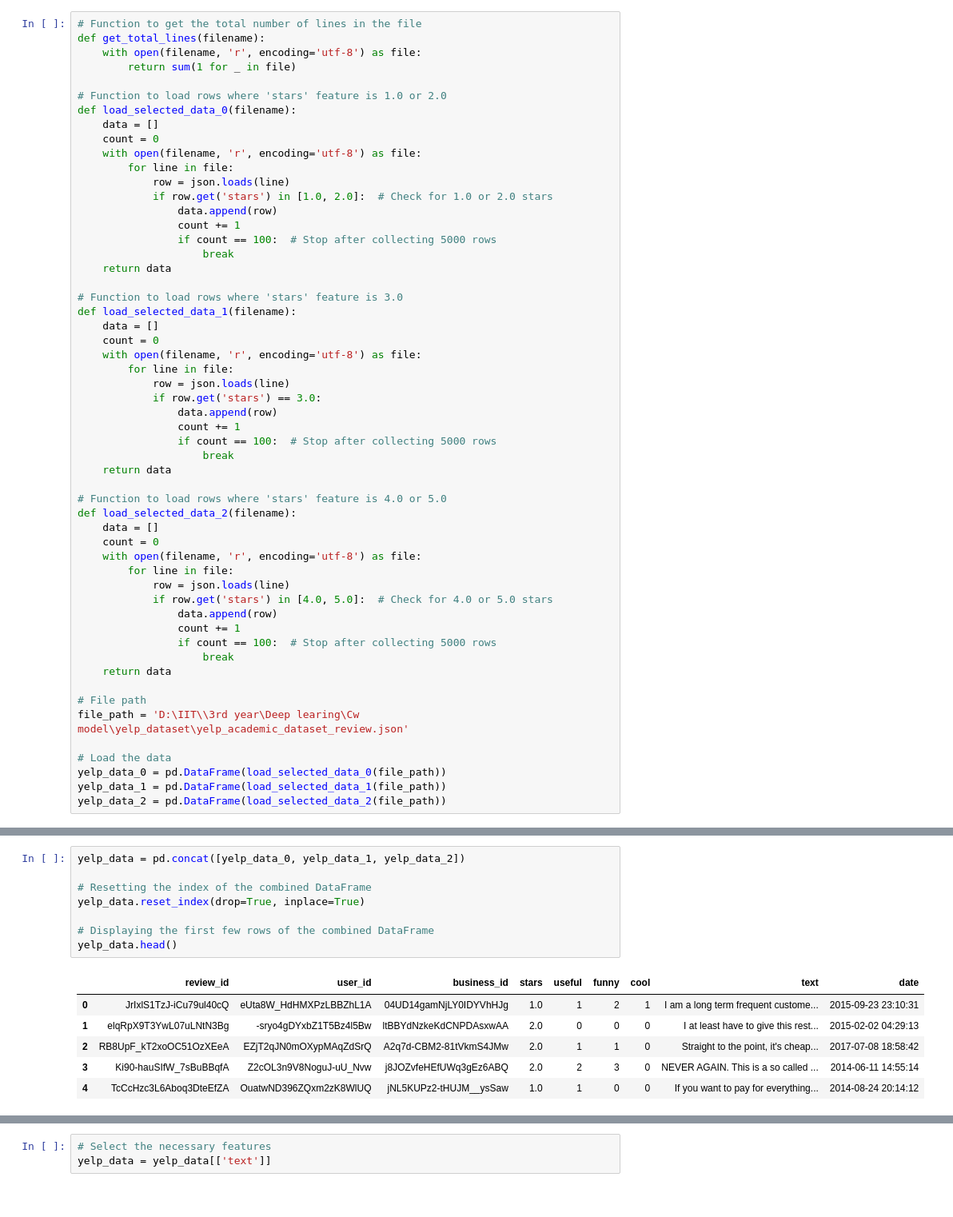
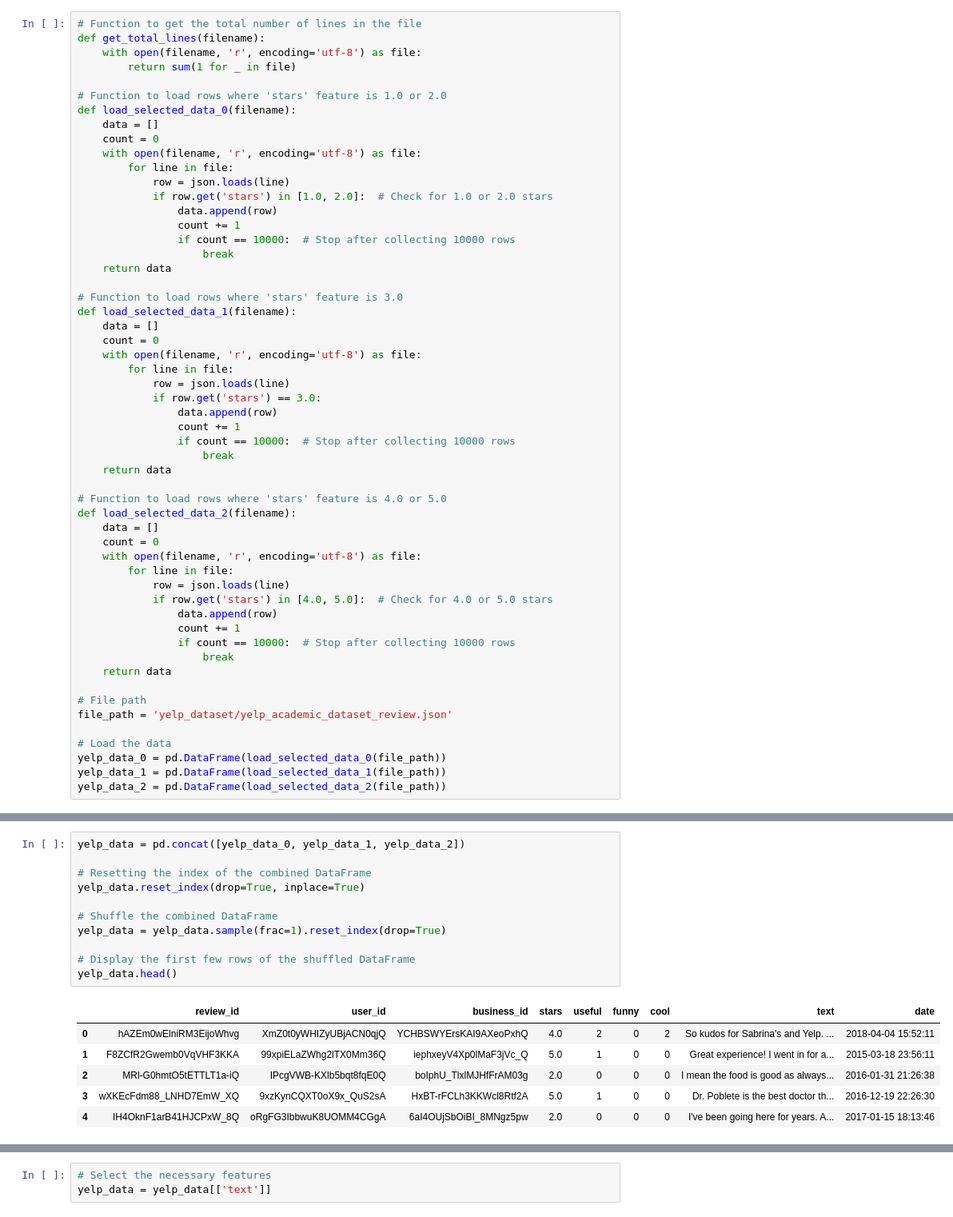
Before and after one commit to Sandushke/Sentiment-Analysis, a Jupyter notebook: XLnet.ipynb, the cells around one changed output, grey strips where cells are left out. Shown at 80% size. Cells and saved outputs as stored; diff of their text form.

Commit message:
trained the final model

```diff
--- a/XLnet.ipynb
+++ b/XLnet.ipynb
@@ -30,7 +27,7 @@ def load_selected_data_0(filename):
             if row.get('stars') in [1.0, 2.0]:  # Check for 1.0 or 2.0 stars
                 data.append(row)
                 count += 1
-                if count == 100:  # Stop after collecting 5000 rows
+                if count == 10000:  # Stop after collecting 10000 rows
                     break
     return data
 
@@ -44,7 +41,7 @@ def load_selected_data_1(filename):
             if row.get('stars') == 3.0:
                 data.append(row)
                 count += 1
-                if count == 100:  # Stop after collecting 5000 rows
+                if count == 10000:  # Stop after collecting 10000 rows
                     break
     return data
 
@@ -58,12 +55,12 @@ def load_selected_data_2(filename):
             if row.get('stars') in [4.0, 5.0]:  # Check for 4.0 or 5.0 stars
                 data.append(row)
                 count += 1
-                if count == 100:  # Stop after collecting 5000 rows
+                if count == 10000:  # Stop after collecting 10000 rows
                     break
     return data
 
 # File path
-file_path = 'D:\IIT\\3rd year\Deep learing\Cw model\yelp_dataset\yelp_academic_dataset_review.json'
+file_path = 'yelp_dataset/yelp_academic_dataset_review.json'
 
 # Load the data
 yelp_data_0 = pd.DataFrame(load_selected_data_0(file_path))
@@ -99,18 +96,21 @@ yelp_data_2.head()
 # %%
 yelp_data = pd.concat([yelp_data_0, yelp_data_1, yelp_data_2])
 
 # Resetting the index of the combined DataFrame
 yelp_data.reset_index(drop=True, inplace=True)
 
-# Displaying the first few rows of the combined DataFrame
+# Shuffle the combined DataFrame
+yelp_data = yelp_data.sample(frac=1).reset_index(drop=True)
+
+# Display the first few rows of the shuffled DataFrame
 yelp_data.head()
 # %% [output]
 |  | review_id | user_id | business_id | stars | useful | funny | cool | text | date |
-| 0 | JrIxlS1TzJ-iCu79ul40cQ | eUta8W_HdHMXPzLBBZhL1A | 04UD14gamNjLY0IDYVhHJg | 1.0 | 1 | 2 | 1 | I am a long term frequent custome... | 2015-09-23 23:10:31 |
-| 1 | elqRpX9T3YwL07uLNtN3Bg | -sryo4gDYxbZ1T5Bz4l5Bw | ltBBYdNzkeKdCNPDAsxwAA | 2.0 | 0 | 0 | 0 | I at least have to give this rest... | 2015-02-02 04:29:13 |
-| 2 | RB8UpF_kT2xoOC51OzXEeA | EZjT2qJN0mOXypMAqZdSrQ | A2q7d-CBM2-81tVkmS4JMw | 2.0 | 1 | 1 | 0 | Straight to the point, it's cheap... | 2017-07-08 18:58:42 |
-| 3 | Ki90-hauSIfW_7sBuBBqfA | Z2cOL3n9V8NoguJ-uU_Nvw | j8JOZvfeHEfUWq3gEz6ABQ | 2.0 | 2 | 3 | 0 | NEVER AGAIN. This is a so called ... | 2014-06-11 14:55:14 |
-| 4 | TcCcHzc3L6Aboq3DteEfZA | OuatwND396ZQxm2zK8WlUQ | jNL5KUPz2-tHUJM__ysSaw | 1.0 | 1 | 0 | 0 | If you want to pay for everything... | 2014-08-24 20:14:12 |
+| 0 | hAZEm0wElniRM3EijoWhvg | XmZ0t0yWHIZyUBjACN0qjQ | YCHBSWYErsKAI9AXeoPxhQ | 4.0 | 2 | 0 | 2 | So kudos for Sabrina's and Yelp. ... | 2018-04-04 15:52:11 |
+| 1 | F8ZCfR2Gwemb0VqVHF3KKA | 99xpiELaZWhg2lTX0Mm36Q | iephxeyV4Xp0lMaF3jVc_Q | 5.0 | 1 | 0 | 0 | Great experience! I went in for a... | 2015-03-18 23:56:11 |
+| 2 | MRl-G0hmtO5tETTLT1a-iQ | IPcgVWB-KXlb5bqt8fqE0Q | boIphU_TlxlMJHfFrAM03g | 2.0 | 0 | 0 | 0 | I mean the food is good as always... | 2016-01-31 21:26:38 |
+| 3 | wXKEcFdm88_LNHD7EmW_XQ | 9xzKynCQXT0oX9x_QuS2sA | HxBT-rFCLh3KKWcl8Rtf2A | 5.0 | 1 | 0 | 0 | Dr. Poblete is the best doctor th... | 2016-12-19 22:26:30 |
+| 4 | IH4OknF1arB41HJCPxW_8Q | oRgFG3IbbwuK8UOMM4CGgA | 6aI4OUjSbOiBI_8MNgz5pw | 2.0 | 0 | 0 | 0 | I've been going here for years. A... | 2017-01-15 18:13:46 |
 # %%
 # Printing the shape
 print("DataFrame Shape:", yelp_data.shape)
```
Also changed, not shown: parts of 17 cells of this notebook, 3 other files.
